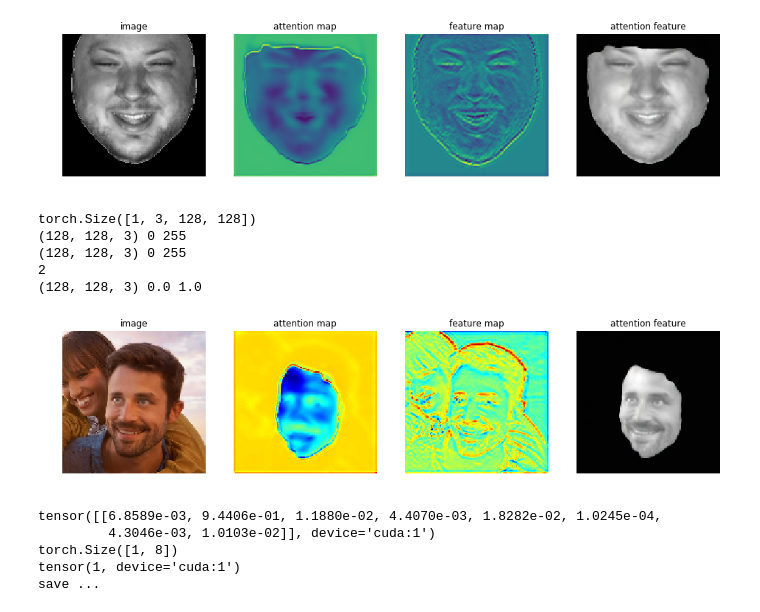
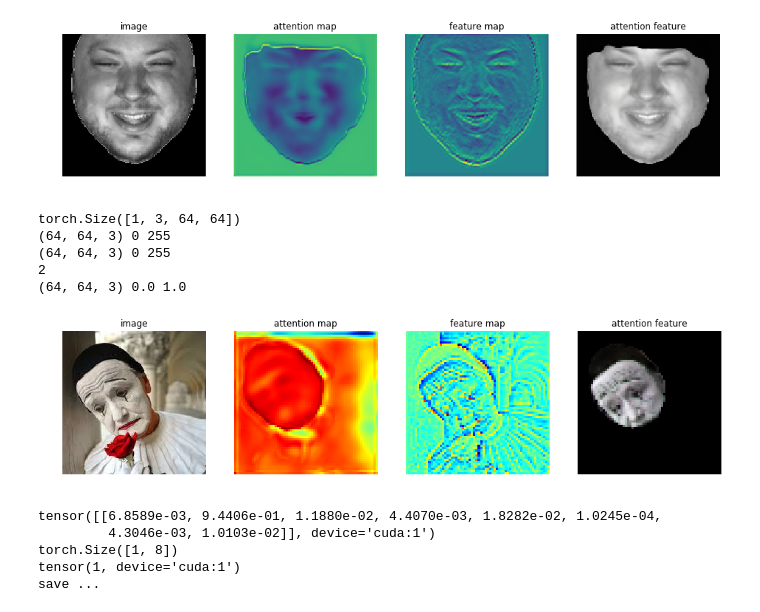
Before and after one commit to pedrodiamel/ferattention, a Jupyter notebook: books/eval_baseline.ipynb, the cells around one changed output. Cells and saved outputs as stored; diff of their text form; code cells hidden in the pictures.

```diff
--- a/books/eval_baseline.ipynb
+++ b/books/eval_baseline.ipynb
@@ -48,7 +48,7 @@ srf.png
 videos
 # %%
 project          = '../out'
-name             = 'att_attnet_ferattention_attloss_adam_bu3dfedark_dim64_preactresnet18x32_fold0Gt_008'
+name             = 'att_attnet_ferattention_attloss_adam_affectnetdark_dim64_preactresnet18x32_fold0_002'
 pathnamedataset  = '~/.datasets'
 pathmodel        = os.path.join( project, name, 'models/model_best.pth.tar' ) #model_best, chk000120
 pathproject      = os.path.join( project, name )
@@ -85,9 +85,9 @@ if net.load( pathmodel ) is not True:
 # %%
 # Load dataset
 print('>> Load dataset ...')
-namedataset = FactoryDataset.bu3dfe
+namedataset = FactoryDataset.affect
 subset = FactoryDataset.validation
-imagesize=128
+imagesize=64
 idenselect=np.arange(10)
 breal=True
 
@@ -158,7 +158,7 @@ idx=0
 k=0
 for i in range( len(dataset) ):
 
-    idx = i + 0
+    idx = i + 20
     sample = dataset[ idx ]
 
 
@@ -215,4 +215,7 @@ for i in range( len(dataset) ):
 
 
     plt.show()
+
+
+    # classes = ['Neutral - NE', 'Happiness - HA', 'Surprise - SU', 'Sadness - SA', 'Anger - AN', 'Disgust - DI', 'Fear - FR', 'Contempt - CO']
 # %% [output]
@@ -324,8 +372,8 @@ def crop(image, xycrop):
     return image
 
 
-imagesize=128
-image_org = cv2.imread('../rec/selfie_happy_dos.png')[:,:,(2,1,0)]
+imagesize=64
+image_org = cv2.imread('../rec/selfie_sadness.png')[:,:,(2,1,0)]
 image = image_org.mean(axis=2)
 
 # sigma=0.09
@@ -381,38 +429,38 @@ image = norm(image)
 bsave=False
 if bsave:
     save('../out/image.png', image_org[:,:,(2,1,0)] )
     save('../out/attmap.png', fmap[:,:,(2,1,0)] )
     save('../out/srf.png', srf[:,:,(2,1,0)] )
     save('../out/att.png', norm(att)*255 )
 
 
 plt.figure( figsize=(16,8))
 plt.subplot(141)
 plt.imshow( ((image_org) ).astype( np.uint8 ) )
 plt.title('image')
 plt.axis('off')
 plt.subplot(142)
 plt.imshow( (fmap))
 plt.title('attention map')
 plt.axis('off' )
 plt.subplot(143)
 plt.imshow( srf )
 plt.title('feature map')
 plt.axis('off' )
 plt.subplot(144)
 plt.imshow( norm(att) )
 # plt.title('class {}/{}'.format(y_lab_hat, label) )
 plt.title('attention feature')
 plt.axis('off')
 
 plt.show()
 # %% [output]
-torch.Size([1, 3, 128, 128])
-(128, 128, 3) 0 255
-(128, 128, 3) 0 255
+torch.Size([1, 3, 64, 64])
+(64, 64, 3) 0 255
+(64, 64, 3) 0 255
 2
-(128, 128, 3) 0.0 1.0
+(64, 64, 3) 0.0 1.0
-[figure, old version]
+[figure, new version]
 # %%
 
 
```
Also changed, not shown: parts of 8 cells of this notebook, 7 other files.
